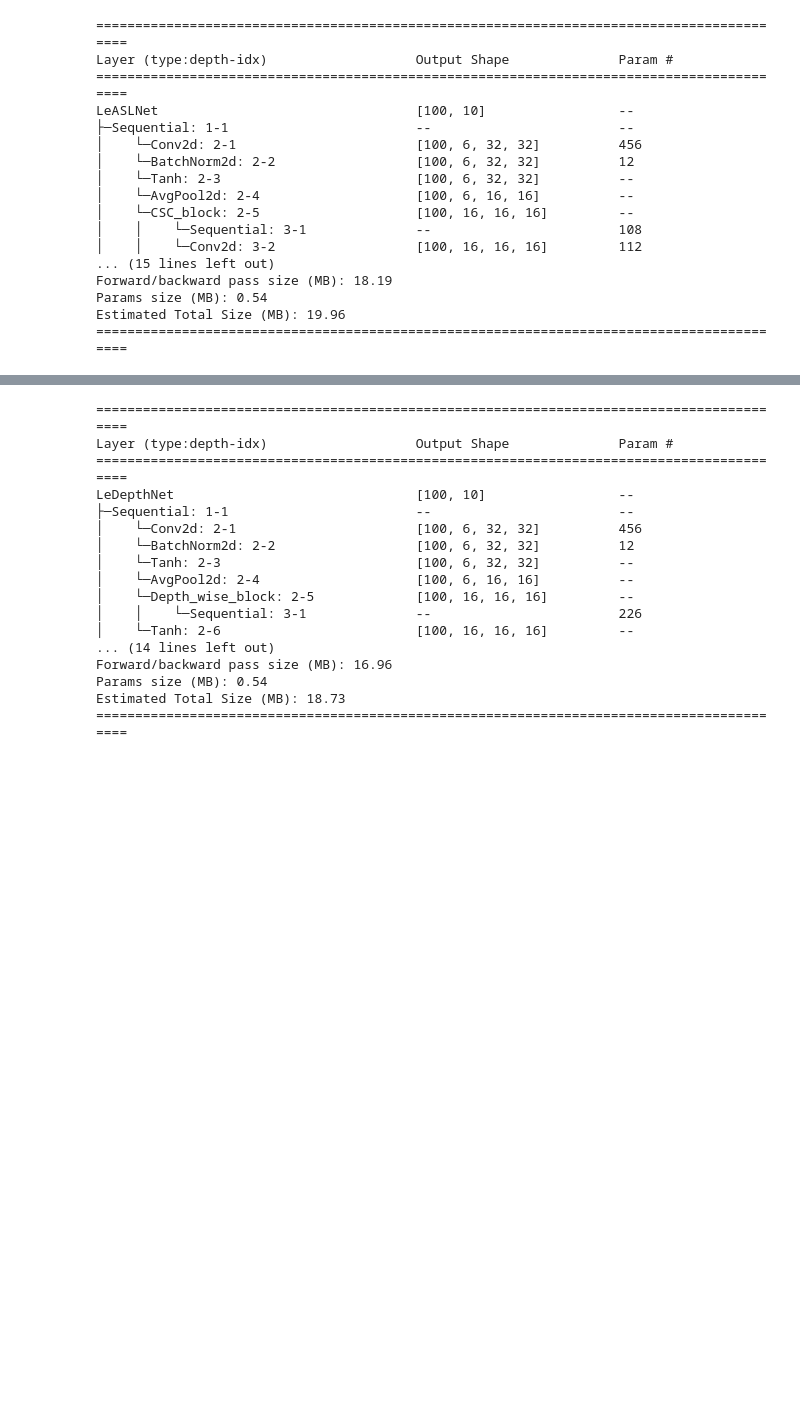
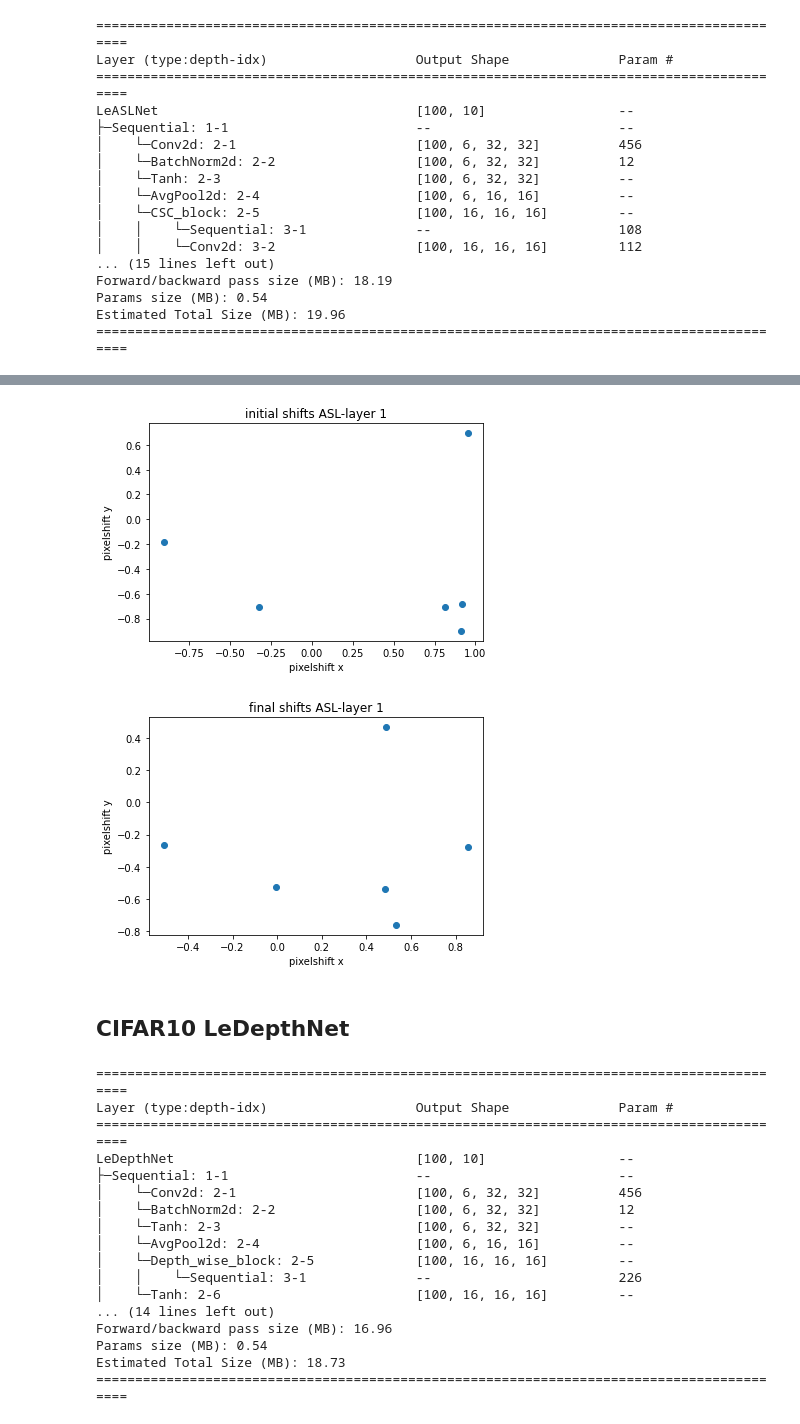
Before and after one commit to HeiseMax/ActiveShiftLayer, a Jupyter notebook: Cifar10LeNet.ipynb, the cells around one changed output, grey strips where cells are left out. Cells and saved outputs as stored; diff of their text form; code cells hidden in the pictures; blank space fills up the shorter version.

```diff
--- a/Cifar10LeNet.ipynb
+++ b/Cifar10LeNet.ipynb
@@ -195,0 +193,7 @@ plt.show()
+# %%
+plot_shifts(LeASLNN)
+# %% [output]
+[figure, added]
+[figure, added]
+# %% [markdown]
+## CIFAR10 LeDepthNet
```
Also changed, not shown: parts of 25 cells of this notebook, 20 other files.
